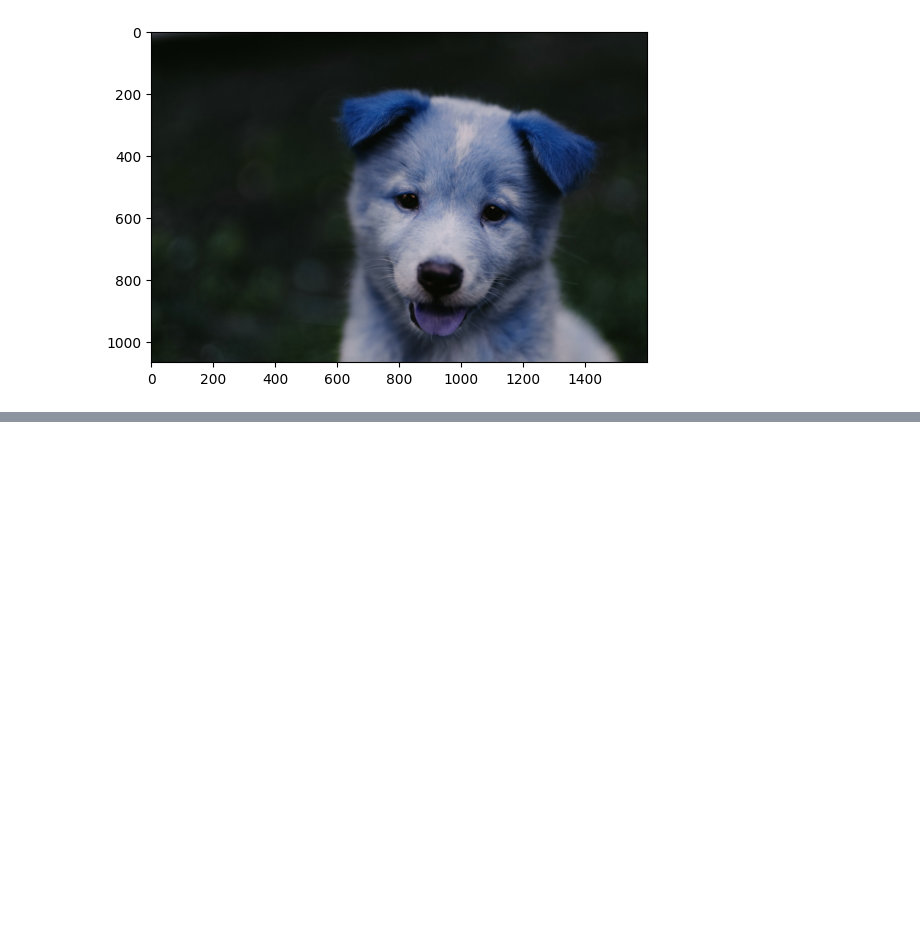
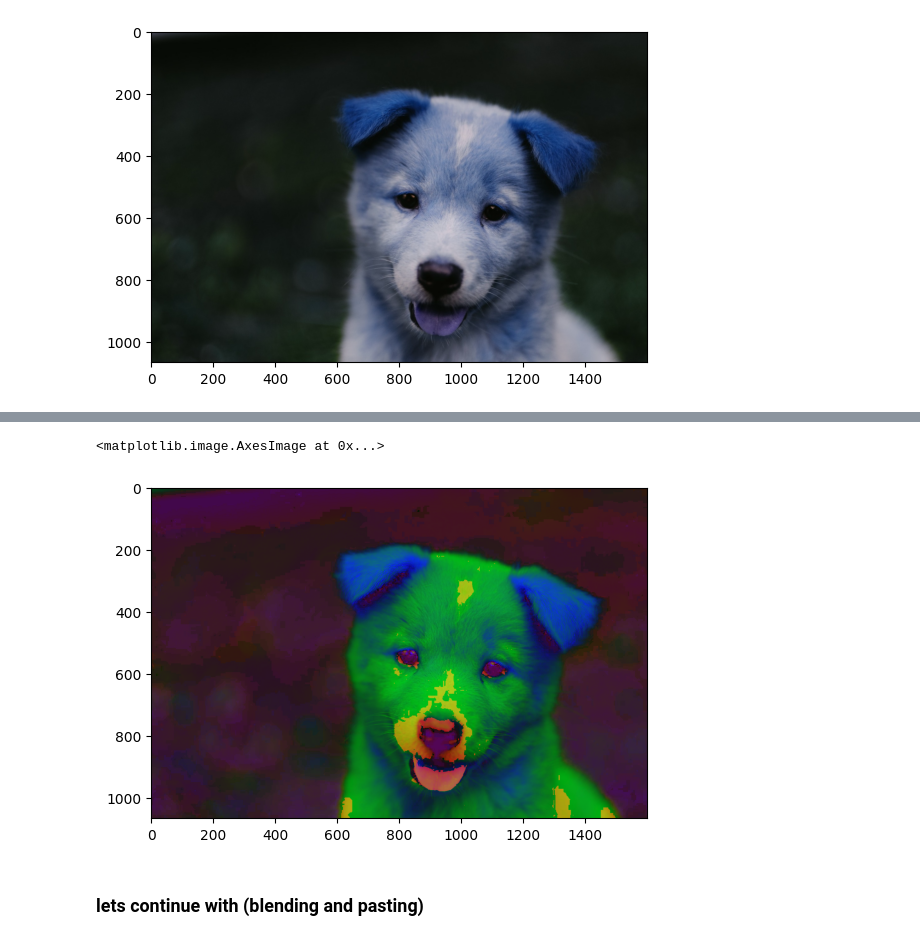
Before and after one commit to robotjaol/dummy_vision, a Jupyter notebook: experimental/colorSpace.ipynb, the cells around one changed output, grey strips where cells are left out. Drawn from its saved outputs; the diff is of its cells as text; code cells hidden in the pictures; blank space fills up the shorter version.

```diff
--- a/experimental/colorSpace.ipynb
+++ b/experimental/colorSpace.ipynb
@@ -15,0 +33,10 @@ plt.imshow(img)
+# %%
+# now convert to HLS format
+
+img3 = cv2.cvtColor(img, cv2.COLOR_BGR2HLS)
+plt.imshow(img3)
+# %% [output]
+<matplotlib.image.AxesImage at 0x...>
+[figure, added]
+# %% [markdown]
+### lets continue with (blending and pasting)
```
Also changed, not shown: parts of 3 cells of this notebook, 1 other file.
